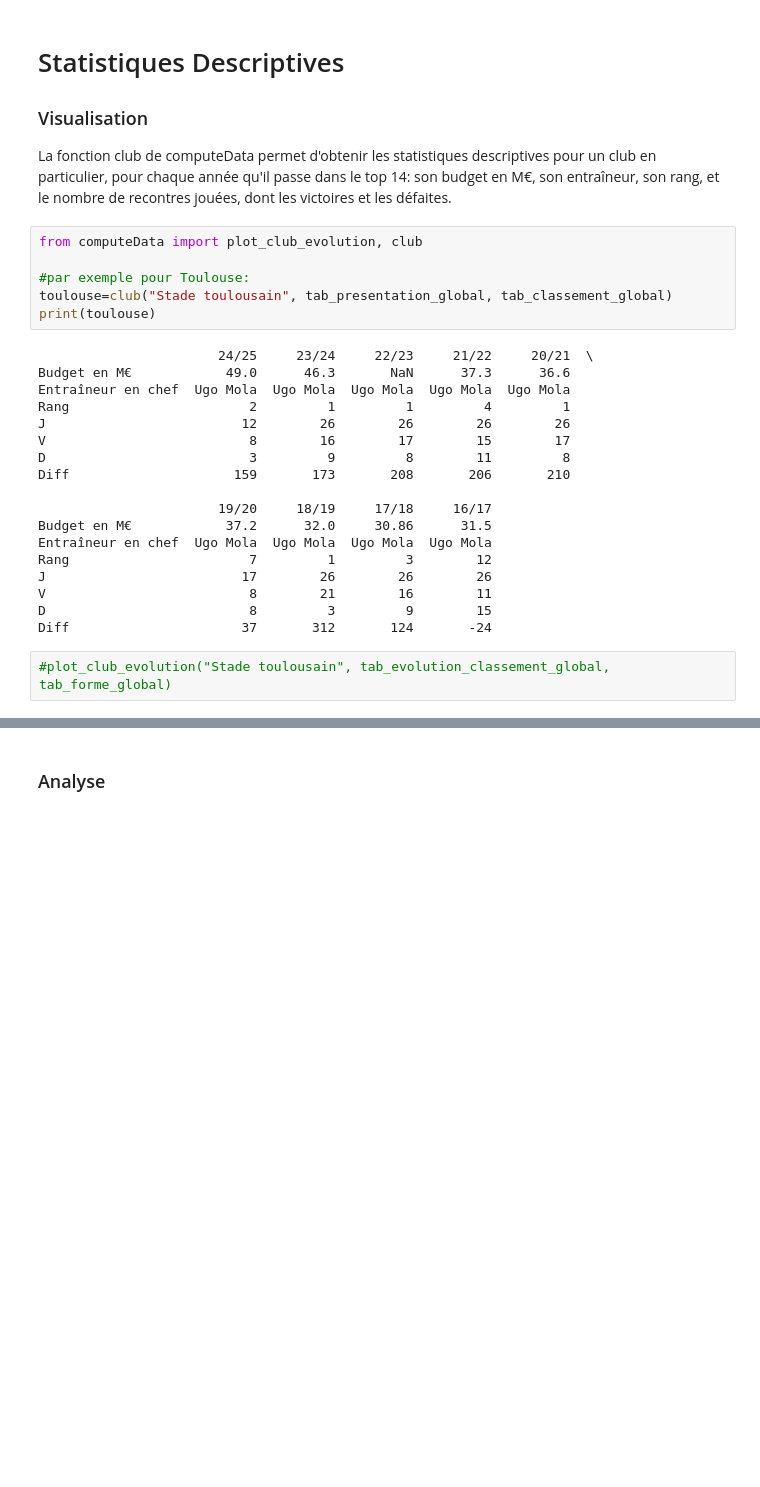
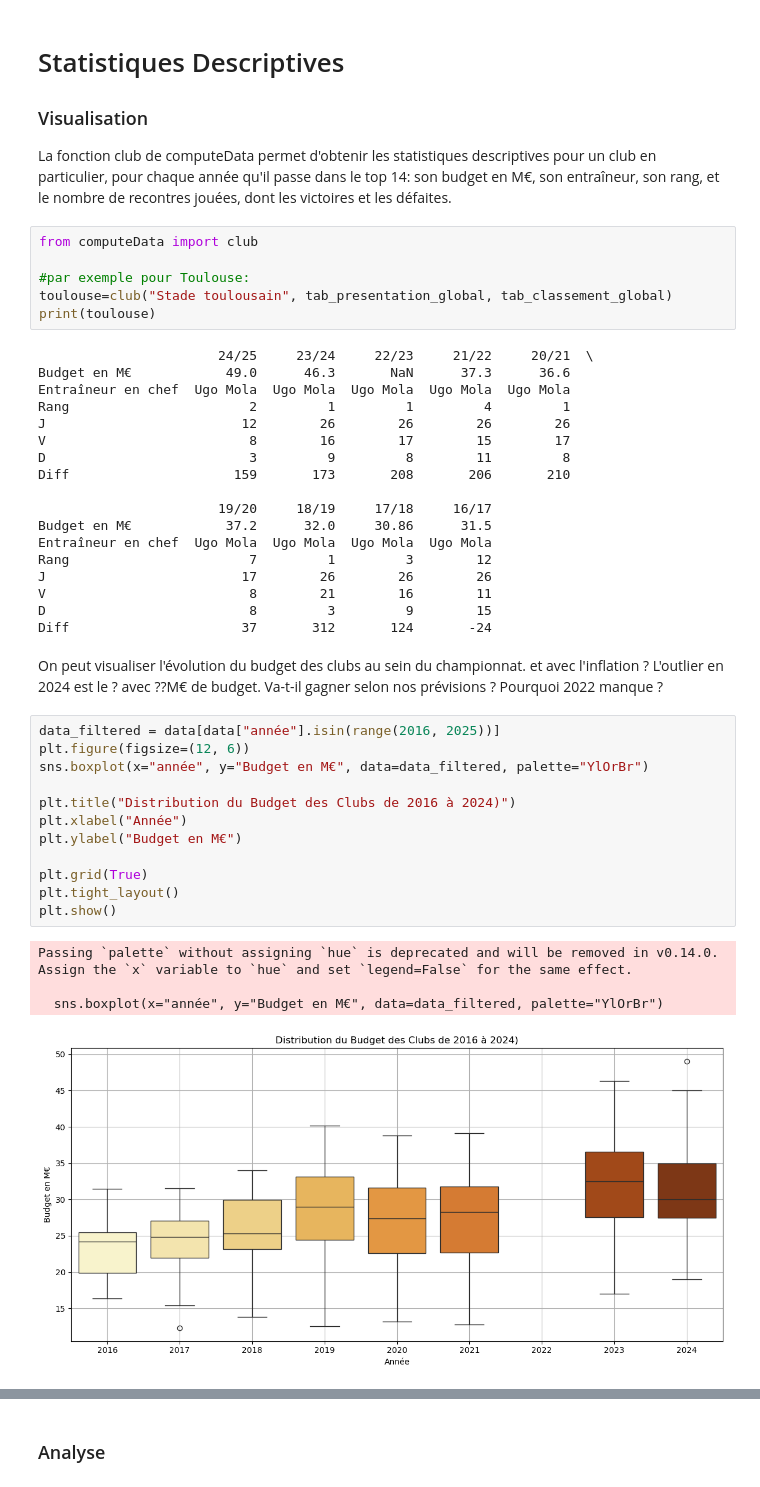
Before and after one commit to mathieuroig9/projet2AENSAE-PredictionRugby, a Jupyter notebook: main.ipynb, the cells around one changed output, grey strips where cells are left out. Cells and saved outputs as stored; diff of their text form; blank space fills up the shorter version.

```diff
--- a/main.ipynb
+++ b/main.ipynb
@@ -221,7 +222,7 @@ data.to_csv('./data/données.csv', index=False)
 
 La fonction club de computeData permet d'obtenir les statistiques descriptives pour un club en particulier, pour chaque année qu'il passe dans le top 14: son budget en M€, son entraîneur, son rang, et le nombre de recontres jouées, dont les victoires et les défaites.
 # %%
-from computeData import plot_club_evolution, club
+from computeData import club
 
 #par exemple pour Toulouse:
 toulouse=club("Stade toulousain", tab_presentation_global, tab_classement_global)
@@ -244,5 +245,25 @@ J                         17        26        26        26
 V                          8        21        16        11
 D                          8         3         9        15
 Diff                      37       312       124       -24
-# %%
-#plot_club_evolution("Stade toulousain", tab_evolution_classement_global, tab_forme_global)
+# %% [markdown]
+On peut visualiser l'évolution du budget des clubs au sein du championnat.
+et avec l'inflation ?
+L'outlier en 2024 est le ? avec ??M€ de budget. Va-t-il gagner selon nos prévisions ?
+Pourquoi 2022 manque ?
+# %%
+data_filtered = data[data["année"].isin(range(2016, 2025))]
+plt.figure(figsize=(12, 6))
+sns.boxplot(x="année", y="Budget en M€", data=data_filtered, palette="YlOrBr")
+
+plt.title("Distribution du Budget des Clubs de 2016 à 2024)")
+plt.xlabel("Année")
+plt.ylabel("Budget en M€")
+
+plt.grid(True)
+plt.tight_layout()
+plt.show()
+# %% [output]
+Passing `palette` without assigning `hue` is deprecated and will be removed in v0.14.0. Assign the `x` variable to `hue` and set `legend=False` for the same effect.
+
+  sns.boxplot(x="année", y="Budget en M€", data=data_filtered, palette="YlOrBr")
+[figure, added]
```
Also changed, not shown: parts of 4 cells of this notebook.
